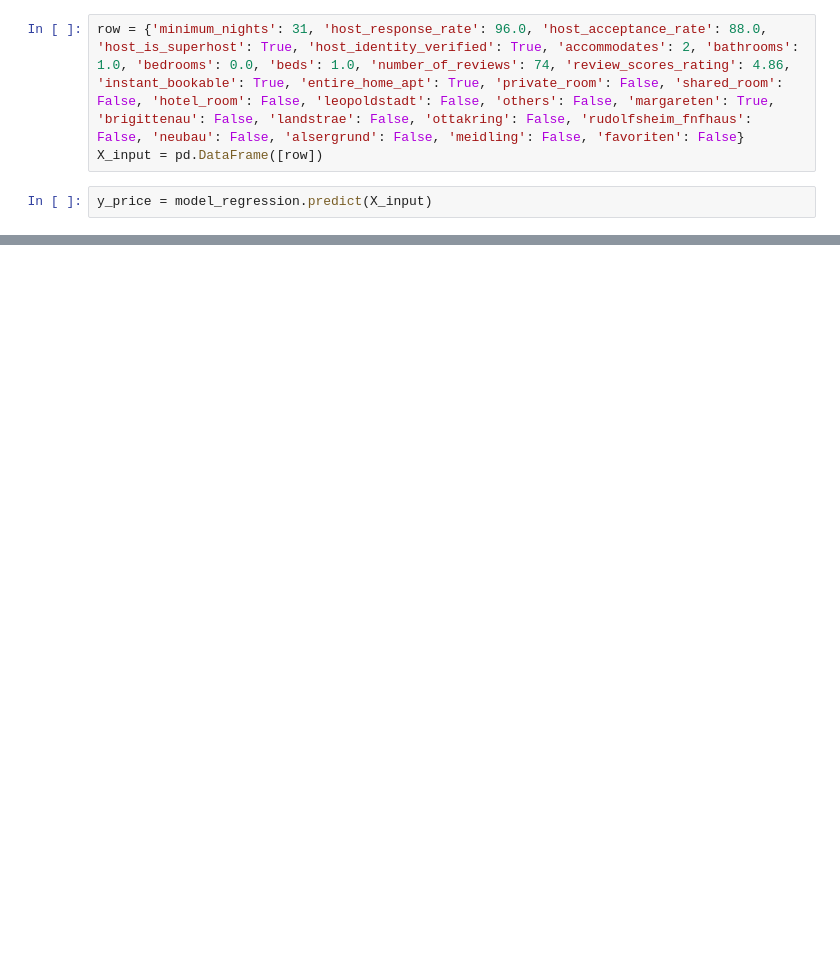
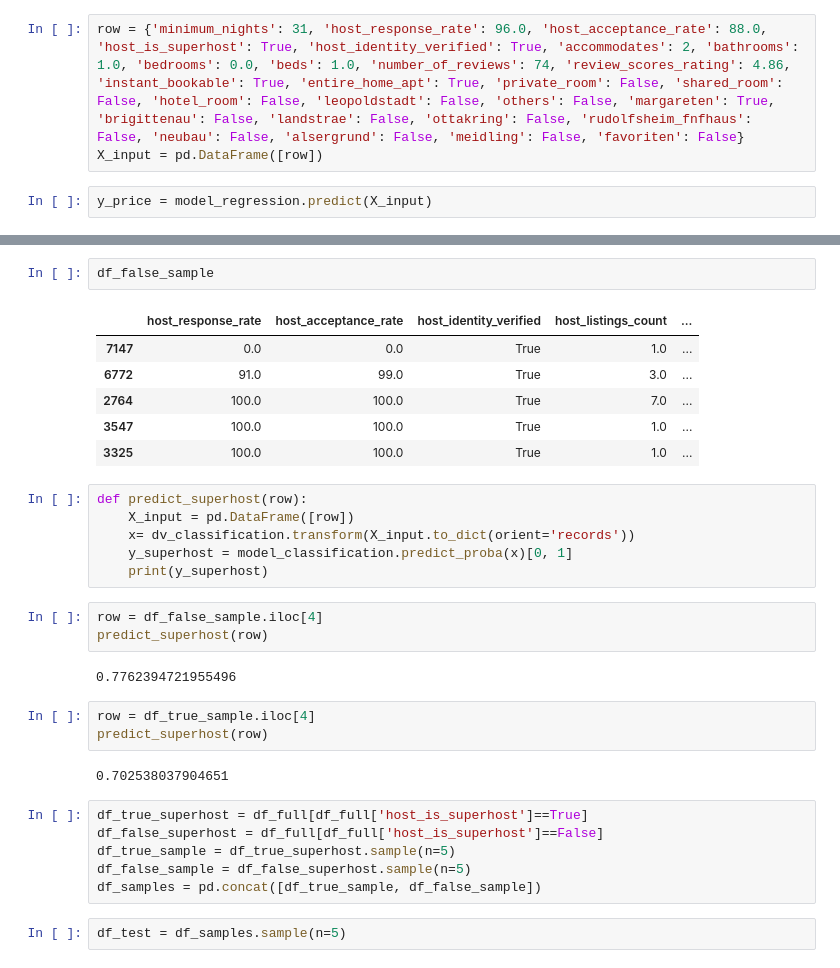
Before and after one commit to clicksuku/skpmlzoomcamp_finalproject_2025, a Jupyter notebook: Notebook/test_models.ipynb, the cells around one changed output, grey strips where cells are left out. Drawn from its saved outputs; the diff is of its cells as text; blank space fills up the shorter version.

```diff
--- a/Notebook/test_models.ipynb
+++ b/Notebook/test_models.ipynb
@@ -72,0 +286,33 @@ NameError: name 'requests' is not defined
+# %%
+df_false_sample
+# %% [output]
+|  | host_response_rate | host_acceptance_rate | host_identity_verified | host_listings_count | ... |
+| 7147 | 0.0 | 0.0 | True | 1.0 | ... |
+| 6772 | 91.0 | 99.0 | True | 3.0 | ... |
+| 2764 | 100.0 | 100.0 | True | 7.0 | ... |
+| 3547 | 100.0 | 100.0 | True | 1.0 | ... |
+| 3325 | 100.0 | 100.0 | True | 1.0 | ... |
+# %%
+def predict_superhost(row):
+    X_input = pd.DataFrame([row])
+    x= dv_classification.transform(X_input.to_dict(orient='records'))
+    y_superhost = model_classification.predict_proba(x)[0, 1]
+    print(y_superhost)
+# %%
+row = df_false_sample.iloc[4]
+predict_superhost(row)
+# %% [output]
+0.7762394721955496
+# %%
+row = df_true_sample.iloc[4]
+predict_superhost(row)
+# %% [output]
+0.702538037904651
+# %%
+df_true_superhost = df_full[df_full['host_is_superhost']==True]
+df_false_superhost = df_full[df_full['host_is_superhost']==False]
+df_true_sample = df_true_superhost.sample(n=5)
+df_false_sample = df_false_superhost.sample(n=5)
+df_samples = pd.concat([df_true_sample, df_false_sample])
+# %%
+df_test = df_samples.sample(n=5)
```
Also changed, not shown: parts of 46 cells of this notebook, 3 other files.
